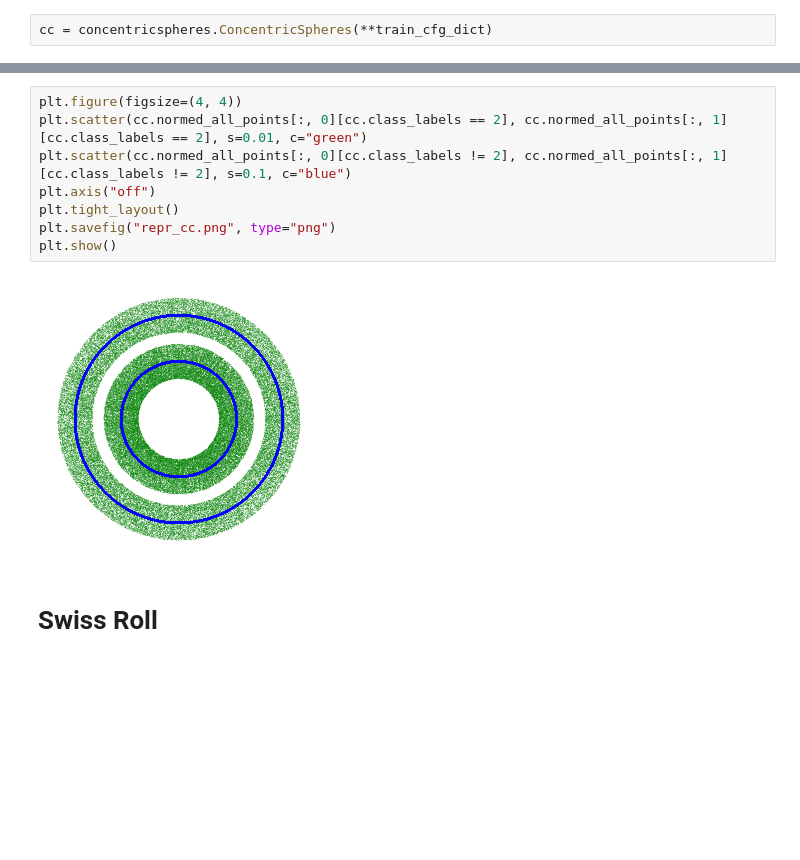
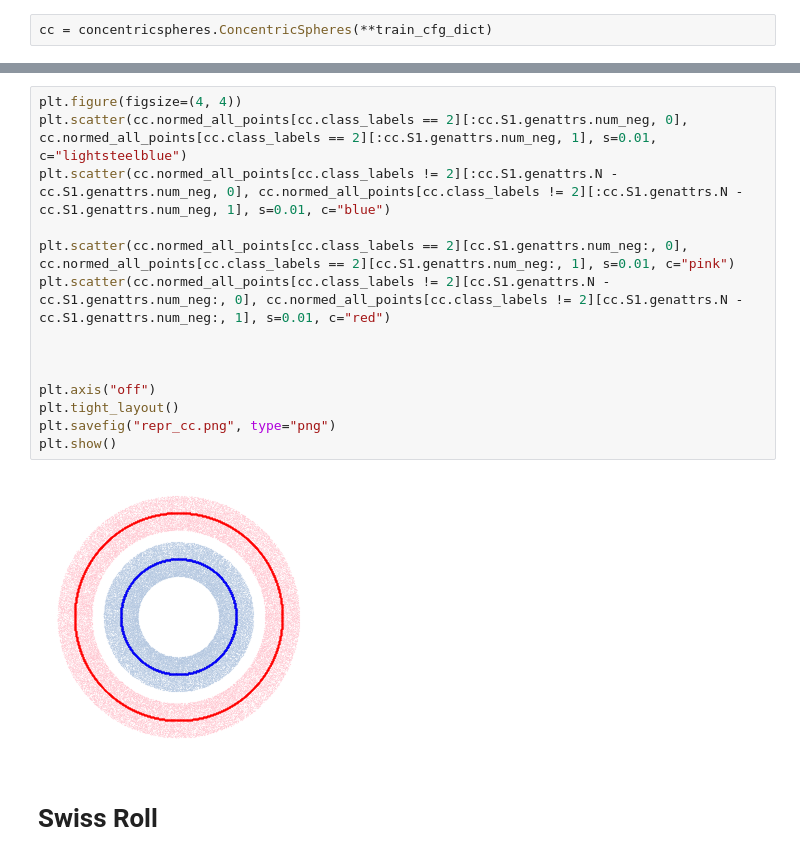
Before and after one commit to microsoft/distance-learner, a Jupyter notebook: notebooks/Paper Plotting - Representative Plots.ipynb, the cells around one changed output, grey strips where cells are left out. Drawn from its saved outputs; the diff is of its cells as text; blank space fills up the shorter version.

```diff
--- a/notebooks/Paper Plotting - Representative Plots.ipynb
+++ b/notebooks/Paper Plotting - Representative Plots.ipynb
@@ -60,13 +60,19 @@ cc.compute_points()
 # %%
 plt.figure(figsize=(4, 4))
-plt.scatter(cc.normed_all_points[:, 0][cc.class_labels == 2], cc.normed_all_points[:, 1][cc.class_labels == 2], s=0.01, c="green")
-plt.scatter(cc.normed_all_points[:, 0][cc.class_labels != 2], cc.normed_all_points[:, 1][cc.class_labels != 2], s=0.1, c="blue")
+plt.scatter(cc.normed_all_points[cc.class_labels == 2][:cc.S1.genattrs.num_neg, 0], cc.normed_all_points[cc.class_labels == 2][:cc.S1.genattrs.num_neg, 1], s=0.01, c="lightsteelblue")
+plt.scatter(cc.normed_all_points[cc.class_labels != 2][:cc.S1.genattrs.N - cc.S1.genattrs.num_neg, 0], cc.normed_all_points[cc.class_labels != 2][:cc.S1.genattrs.N - cc.S1.genattrs.num_neg, 1], s=0.01, c="blue")
+
+plt.scatter(cc.normed_all_points[cc.class_labels == 2][cc.S1.genattrs.num_neg:, 0], cc.normed_all_points[cc.class_labels == 2][cc.S1.genattrs.num_neg:, 1], s=0.01, c="pink")
+plt.scatter(cc.normed_all_points[cc.class_labels != 2][cc.S1.genattrs.N - cc.S1.genattrs.num_neg:, 0], cc.normed_all_points[cc.class_labels != 2][cc.S1.genattrs.N - cc.S1.genattrs.num_neg:, 1], s=0.01, c="red")
+
+
+
 plt.axis("off")
 plt.tight_layout()
 plt.savefig("repr_cc.png", type="png")
 plt.show()
 # %% [output]
-[figure, old version]
+[figure, new version]
 # %% [markdown]
 # Swiss Roll
 # %%
```
Also changed, not shown: parts of 6 cells of this notebook, 5 other files.
